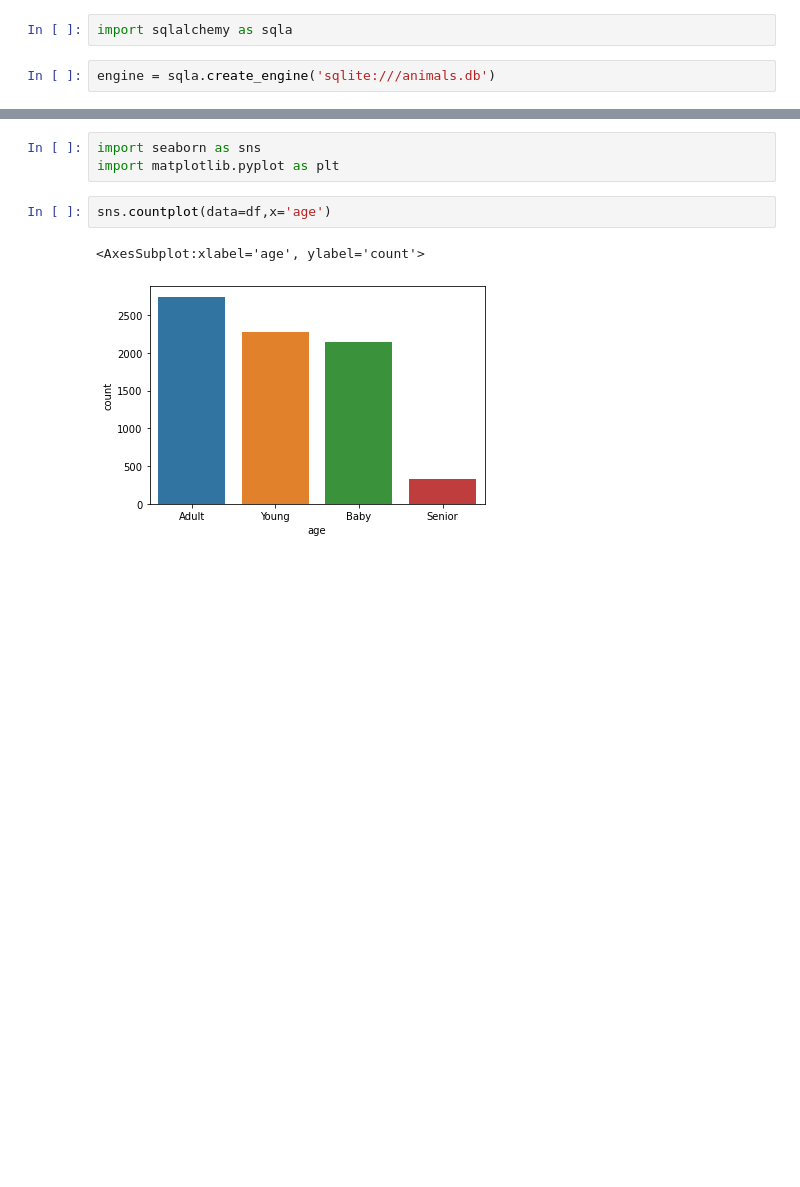
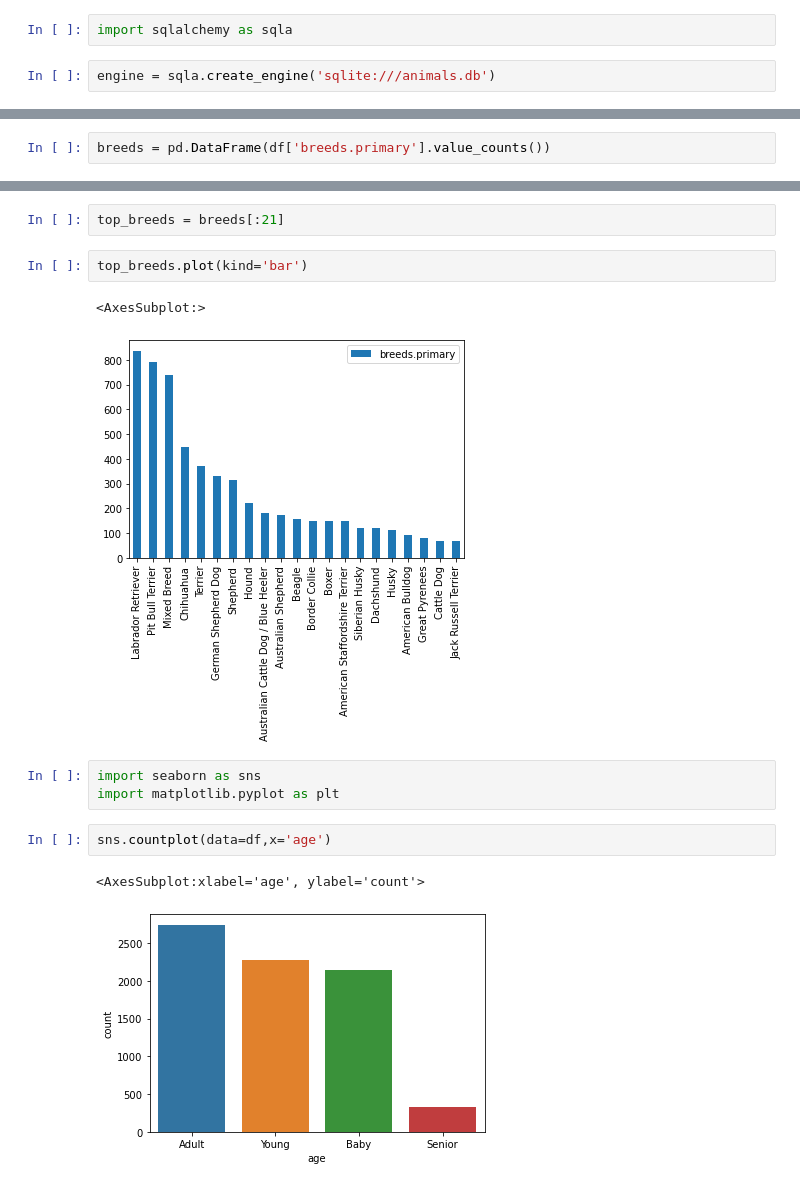
Before and after one commit to ansingh6/sta141b-final, a Jupyter notebook: final.ipynb, the cells around one changed output, grey strips where cells are left out. Saved outputs shown, nothing was run; the diff lists cells and outputs as text; blank space fills up the shorter version.

```diff
--- a/final.ipynb
+++ b/final.ipynb
@@ -60,0 +69,2 @@ pd.read_sql_query("SELECT COUNT(*) FROM animal WHERE gender='Male'",engine)
+# %%
+breeds = pd.DataFrame(df['breeds.primary'].value_counts())
@@ -61,3 +87,10 @@ pd.read_sql_query("SELECT COUNT(*) FROM animal WHERE gender='Male'",engine)
+# %%
+top_breeds = breeds[:21]
+# %%
+top_breeds.plot(kind='bar')
+# %% [output]
+<AxesSubplot:>
+[figure, added]
 # %%
 import seaborn as sns
 import matplotlib.pyplot as plt
```
Also changed, not shown: parts of 39 cells of this notebook.
